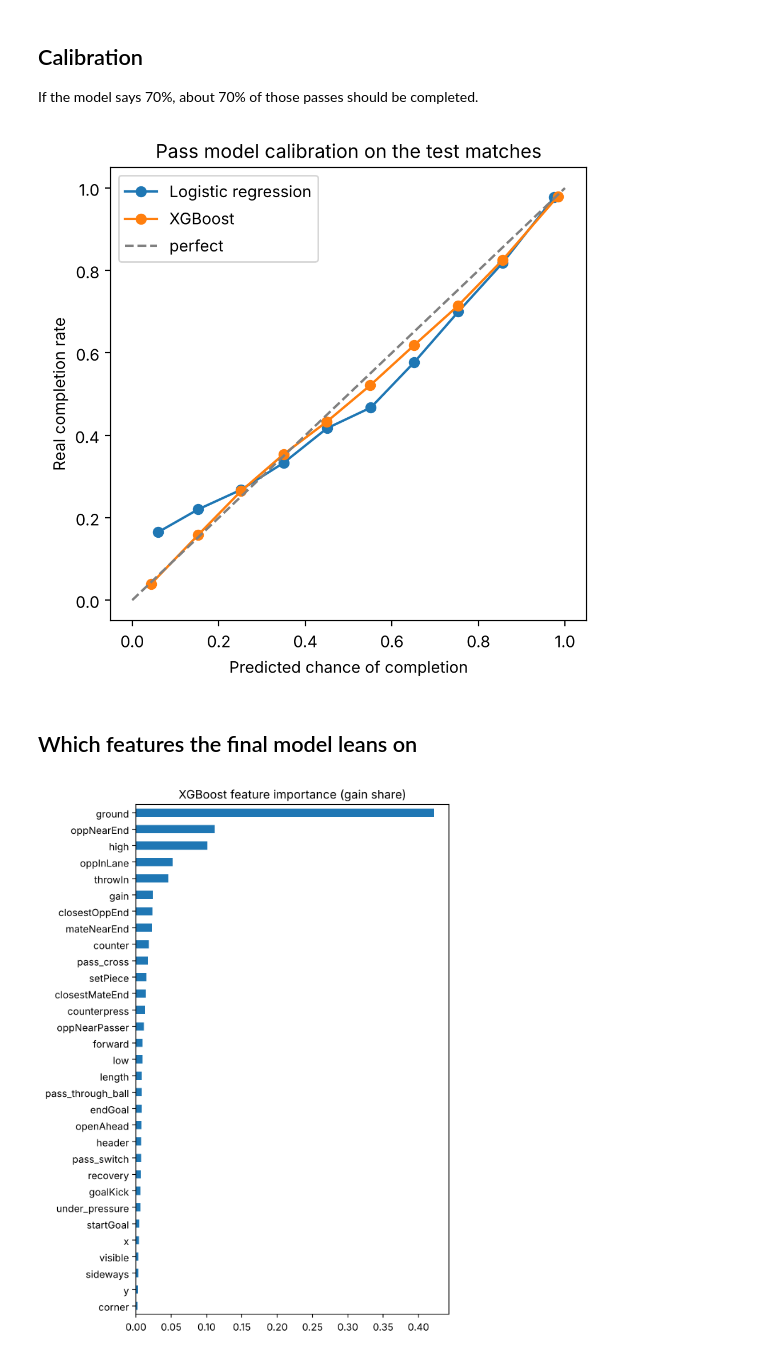
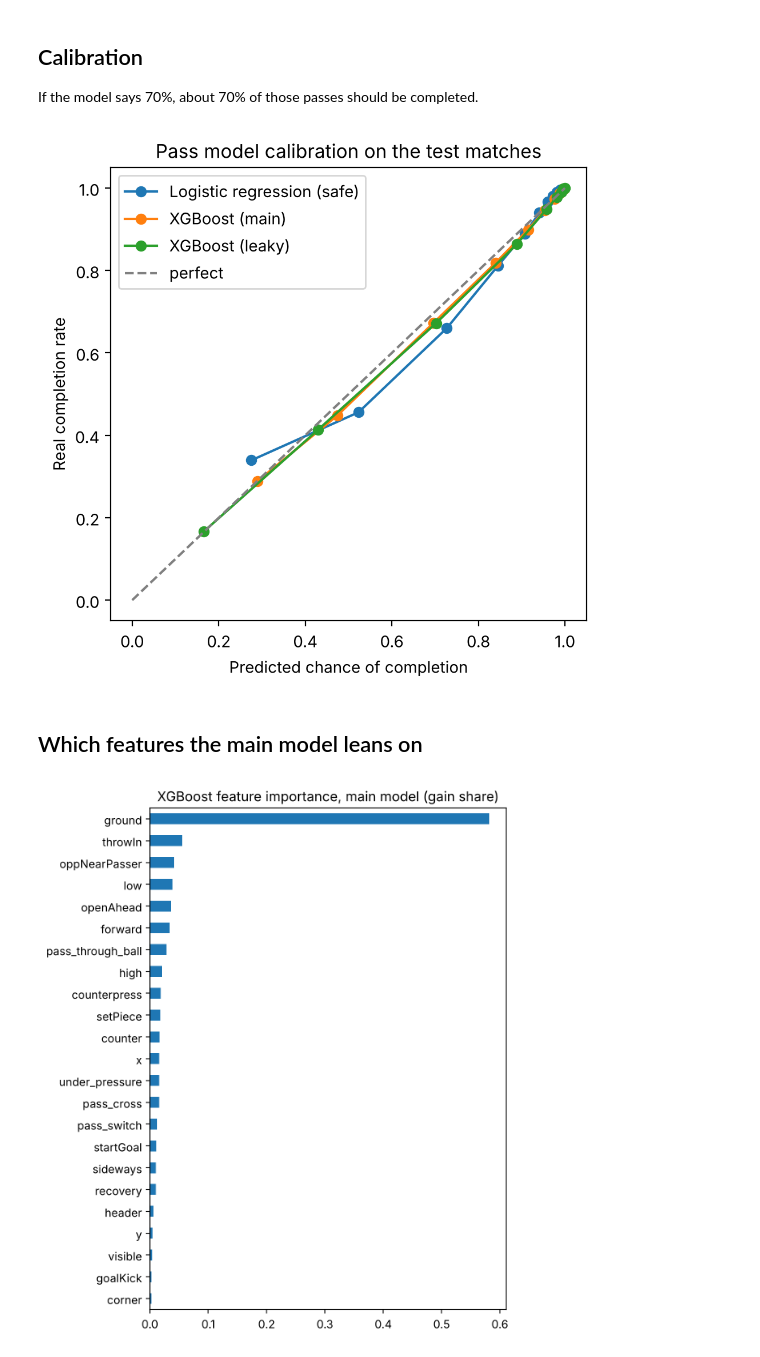
Before and after one commit to darpan-chapagain/goal-pass-predictor, a Jupyter notebook: notebooks/06_pass_model.ipynb, the cells around one changed output. Saved outputs shown, nothing was run; the diff lists cells and outputs as text; code cells hidden in the pictures.

Commit message:
Fix pass model end-point leak, use shared code, add loadLineups, untrack xpass parquet

```diff
--- a/notebooks/06_pass_model.ipynb
+++ b/notebooks/06_pass_model.ipynb
@@ -178,7 +168,7 @@ def laneDistance(px, py, sx, sy, ex, ey):
 
 
 def frameFeatures(frame, sx, sy, ex, ey):
-    """Count the players around the pass for one frame."""
+    """Count the players around the passer and around the end of the pass for one frame."""
     mates = []
     opponents = []
     for player in frame:
@@ -208,13 +198,13 @@ def frameFeatures(frame, sx, sy, ex, ey):
 
     features = {}
     features["oppNearPasser"] = int((oppToStart < NEAR).sum())
+    features["openAhead"] = openMates
+    features["visible"] = len(mates) + len(opponents)
     features["oppInLane"] = int((oppInLane < LANE).sum())
     features["oppNearEnd"] = int((oppToEnd < NEAR).sum())
     features["mateNearEnd"] = int((mateToEnd < NEAR).sum())
     features["closestOppEnd"] = float(oppToEnd.min()) if len(oppToEnd) > 0 else 50.0
     features["closestMateEnd"] = float(mateToEnd.min()) if len(mateToEnd) > 0 else 50.0
-    features["openAhead"] = openMates
-    features["visible"] = len(mates) + len(opponents)
     return features
 # %%
 first = passes.iloc[0]
@@ -435,11 +427,11 @@ Always guessing 0.842 -> {'auc': 0.5, 'brier': 0.1597480257473793, 'logloss': 0.
 # %%
-logStartOof, logStartTest, logStartTrain = runLogreg(passes, START)
-results.append(tableRow("Logistic regression, start and direction", passes, logStartOof, logStartTest, logStartTrain))
+SAFE = START + CONTEXT + FRAME
 
-ALL = START + CONTEXT + FRAME
+logStartOof, logStartTrain, logStartTest = runLogreg(passes, START)
+results.append(tableRow("Logistic regression, start and direction", passes, logStartOof, logStartTrain, logStartTest))
 
-logAllOof, logAllTest, logAllTrain = runLogreg(passes, ALL)
-results.append(tableRow("Logistic regression, all features", passes, logAllOof, logAllTest, logAllTrain))
+logSafeOof, logSafeTrain, logSafeTest = runLogreg(passes, SAFE)
+results.append(tableRow("Logistic regression, all safe features", passes, logSafeOof, logSafeTrain, logSafeTest))
 
-print(pd.DataFrame(results).round(3))
+print(pd.DataFrame(results)[["model", "trainAuc", "validationAuc", "testAuc"]].round(3))
 # %% [output]
@@ -474,10 +462,9 @@ grid = [
 tuning = []
 for option in grid:
     settings = {**BASE, **option}
-    outOfFold, testPredictions, trainScores, model = runXgb(passes, ALL, settings)
-    validation = score(train["success"], outOfFold)
-    tuning.append({**option, "trainAuc": trainScores["auc"], "validationAuc": validation["auc"]})
-    print(option, "validation AUC:", round(validation["auc"], 4))
+    outOfFold, trainPredictions, testPredictions, model = runXgb(passes, SAFE, settings)
+    tuning.append({**option, "trainAuc": score(train["success"], trainPredictions)["auc"], "validationAuc": score(train["success"], outOfFold)["auc"]})
+    print(option, "validation AUC:", round(tuning[-1]["validationAuc"], 4))
 
 tuning = pd.DataFrame(tuning)
 best = tuning.sort_values("validationAuc", ascending=False).iloc[0]
@@ -503,17 +490,19 @@ This shows how much each layer of features adds.
 layers = {
     "XGBoost, start and direction": START,
     "XGBoost, + context": START + CONTEXT,
-    "XGBoost, + 360 features": ALL,
+    "XGBoost, + 360 around the passer (main model)": SAFE,
+    "XGBoost, + end-point features (leaky)": SAFE + END_POINT + END_FRAME,
 }
 
+predictions = {}
 for name, features in layers.items():
-    outOfFold, testPredictions, trainScores, model = runXgb(passes, features, bestSettings)
-    results.append(tableRow(name, passes, outOfFold, testPredictions, trainScores))
+    outOfFold, trainPredictions, testPredictions, model = runXgb(passes, features, bestSettings)
+    results.append(tableRow(name, passes, outOfFold, trainPredictions, testPredictions))
+    predictions[name] = (outOfFold, testPredictions, model)
     print(name, "done")
 
-xgbOof = outOfFold
-xgbTest = testPredictions
-finalModel = model
+xgbOof, xgbTest, finalModel = predictions["XGBoost, + 360 around the passer (main model)"]
+leakyOof, leakyTest, leakyModel = predictions["XGBoost, + end-point features (leaky)"]
 # %% [output]
 XGBoost, start and direction done
 XGBoost, + context done
@@ -539,12 +532,10 @@ Logistic regression, start and direction     0.823          0.823    0.813
 ## Calibration
 If the model says 70%, about 70% of those passes should be completed.
 # %%
-BINS = 10
-
 fig, ax = plt.subplots(figsize=(5, 5))
-for name, predictions in [("Logistic regression", logAllTest), ("XGBoost", xgbTest)]:
-    real, predicted = calibration_curve(test["success"], predictions, n_bins=BINS)
-    ax.plot(predicted, real, marker="o", label=name)
+for name, values in [("Logistic regression (safe)", logSafeTest), ("XGBoost (main)", xgbTest), ("XGBoost (leaky)", leakyTest)]:
+    table = calibration(test["success"], values)
+    ax.plot(table["predicted"], table["actual"], marker="o", label=name)
 ax.plot([0, 1], [0, 1], linestyle="--", color="grey", label="perfect")
 ax.set_xlabel("Predicted chance of completion")
 ax.set_ylabel("Real completion rate")
@@ -554,20 +545,20 @@ plt.tight_layout()
 plt.savefig("../outputs/pass_calibration.png", dpi=150)
 plt.show()
 # %% [output]
-[figure, old version]
+[figure, new version]
 # %% [markdown]
-## Which features the final model leans on
+## Which features the main model leans on
 # %%
-importance = pd.Series(finalModel.feature_importances_, index=ALL).sort_values()
+importance = pd.Series(finalModel.feature_importances_, index=SAFE).sort_values()
 
-fig, ax = plt.subplots(figsize=(6, 8))
+fig, ax = plt.subplots(figsize=(6, 7))
 importance.plot.barh(ax=ax)
-ax.set_title("XGBoost feature importance (gain share)")
+ax.set_title("XGBoost feature importance, main model (gain share)")
 plt.tight_layout()
 plt.savefig("../outputs/pass_importance.png", dpi=150)
 plt.show()
 # %% [output]
-[figure, old version]
+[figure, new version]
 # %% [markdown]
 ## Saving xpass_oof.parquet
 Training passes get their out-of-fold prediction, test passes get the prediction from the model trained on all training matches. So no pass is ever scored by a model that saw it.
```
Also changed, not shown: parts of 31 cells of this notebook, 14 other files.
